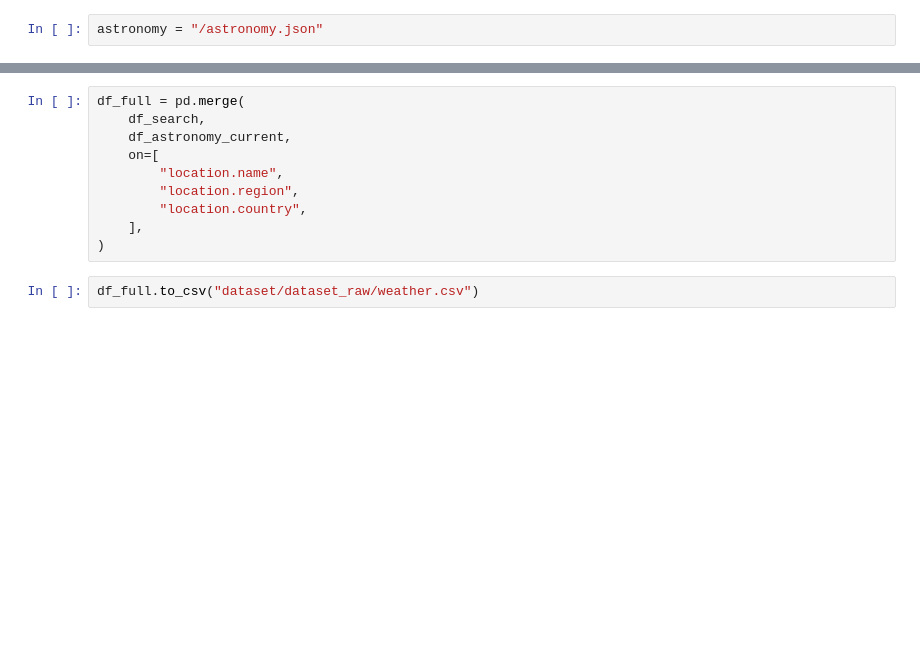
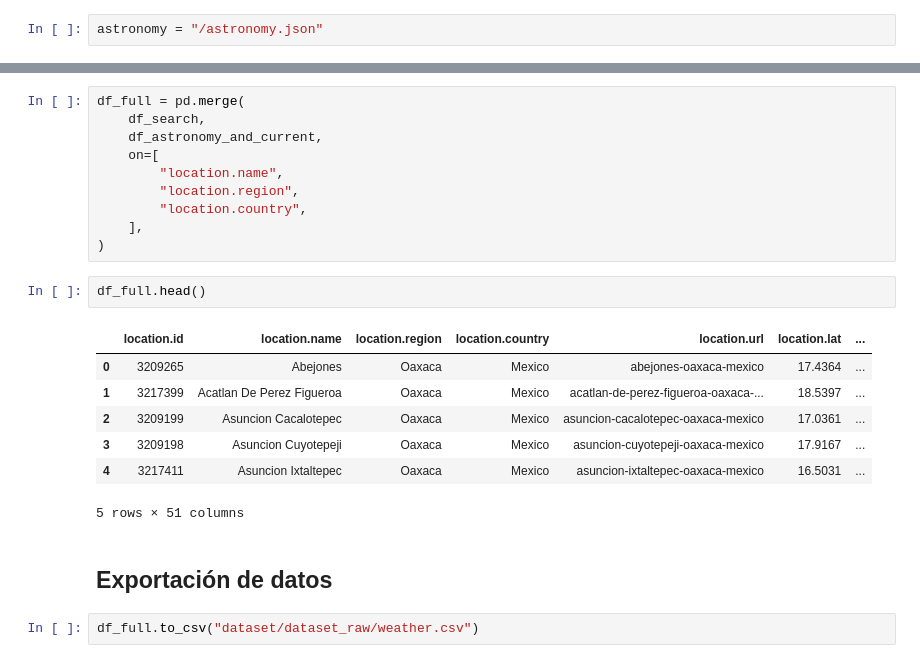
Before and after one commit to cosijoeza/semestre-1, a Jupyter notebook: applied-project/projects/weather/main.ipynb, the cells around one changed output, grey strips where cells are left out. Drawn from its saved outputs; the diff is of its cells as text; blank space fills up the shorter version.

```diff
--- a/applied-project/projects/weather/main.ipynb
+++ b/applied-project/projects/weather/main.ipynb
@@ -237,12 +179,24 @@ df_astronomy_current
 # %%
 df_full = pd.merge(
     df_search,
-    df_astronomy_current,
+    df_astronomy_and_current,
     on=[
         "location.name",
         "location.region",
         "location.country",
     ],
 )
+# %%
+df_full.head()
+# %% [output]
+|  | location.id | location.name | location.region | location.country | location.url | location.lat | ... |
+| 0 | 3209265 | Abejones | Oaxaca | Mexico | abejones-oaxaca-mexico | 17.4364 | ... |
+| 1 | 3217399 | Acatlan De Perez Figueroa | Oaxaca | Mexico | acatlan-de-perez-figueroa-oaxaca-... | 18.5397 | ... |
+| 2 | 3209199 | Asuncion Cacalotepec | Oaxaca | Mexico | asuncion-cacalotepec-oaxaca-mexico | 17.0361 | ... |
+| 3 | 3209198 | Asuncion Cuyotepeji | Oaxaca | Mexico | asuncion-cuyotepeji-oaxaca-mexico | 17.9167 | ... |
+| 4 | 3217411 | Asuncion Ixtaltepec | Oaxaca | Mexico | asuncion-ixtaltepec-oaxaca-mexico | 16.5031 | ... |
+5 rows × 51 columns
+# %% [markdown]
+## Exportación de datos
 # %%
 df_full.to_csv("dataset/dataset_raw/weather.csv")
```
Also changed, not shown: parts of 20 cells of this notebook.
